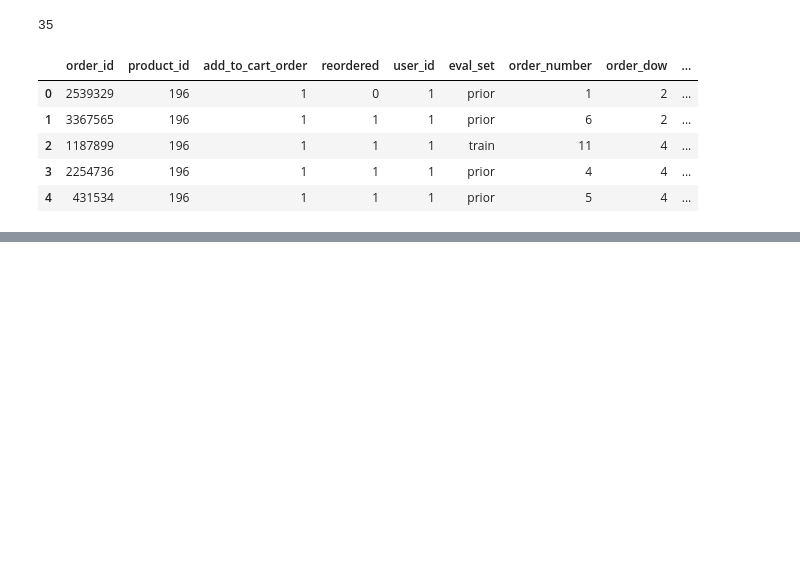
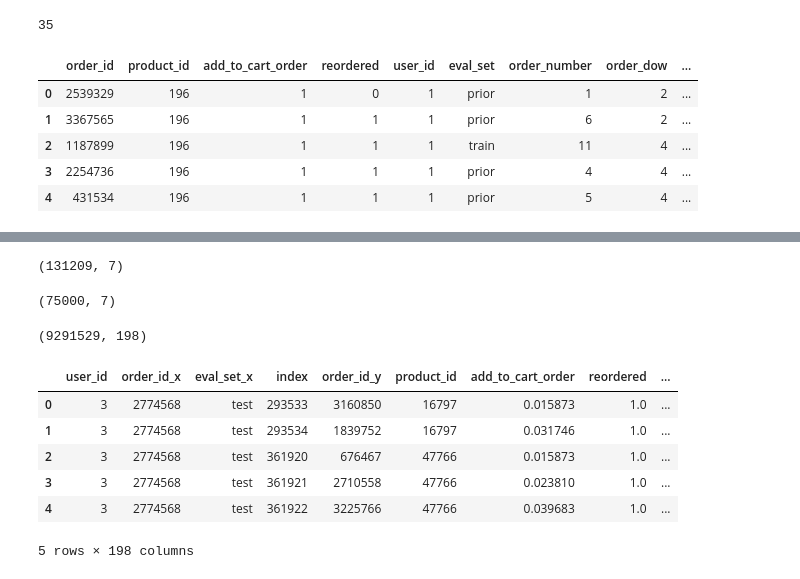
Before and after one commit to Wafic/instacart-kaggle-competition, a Jupyter notebook: instacart_feature_engineering.ipynb, the cells around one changed output, grey strips where cells are left out. Saved outputs shown, nothing was run; the diff lists cells and outputs as text; code cells hidden in the pictures; blank space fills up the shorter version.

```diff
--- a/instacart_feature_engineering.ipynb
+++ b/instacart_feature_engineering.ipynb
@@ -312,0 +334,28 @@ gc.collect()
+# %%
+train_orders = orders_df[orders_df['eval_set']=='train']
+test_orders = orders_df[orders_df['eval_set']=='test']
+# %%
+train_orders.shape
+# %% [output]
+(131209, 7)
+# %%
+test_orders.shape
+# %% [output]
+(75000, 7)
+# %%
+train_features = pd.merge(train_orders[['user_id','order_id','eval_set']], df.reset_index(), on='user_id')
+test_features = pd.merge(test_orders[['user_id','order_id','eval_set']], df.reset_index(), on='user_id')
+# %%
+train_features.shape
+# %% [output]
+(9291529, 198)
+# %%
+test_features.head()
+# %% [output]
+|  | user_id | order_id_x | eval_set_x | index | order_id_y | product_id | add_to_cart_order | reordered | ... |
+| 0 | 3 | 2774568 | test | 293533 | 3160850 | 16797 | 0.015873 | 1.0 | ... |
+| 1 | 3 | 2774568 | test | 293534 | 1839752 | 16797 | 0.031746 | 1.0 | ... |
+| 2 | 3 | 2774568 | test | 361920 | 676467 | 47766 | 0.015873 | 1.0 | ... |
+| 3 | 3 | 2774568 | test | 361921 | 2710558 | 47766 | 0.023810 | 1.0 | ... |
+| 4 | 3 | 2774568 | test | 361922 | 3225766 | 47766 | 0.039683 | 1.0 | ... |
+5 rows × 198 columns
```
Also changed, not shown: parts of 12 cells of this notebook.
